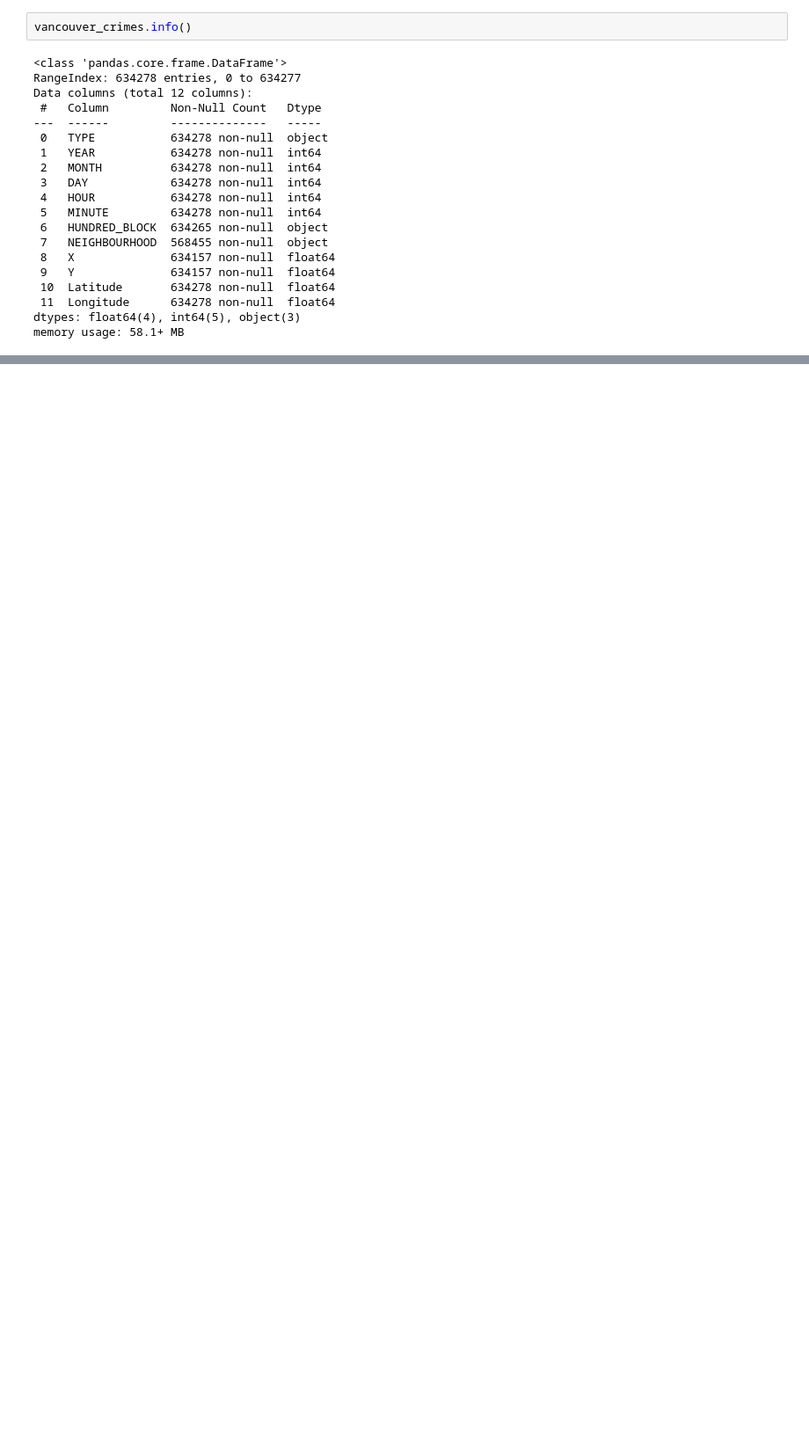
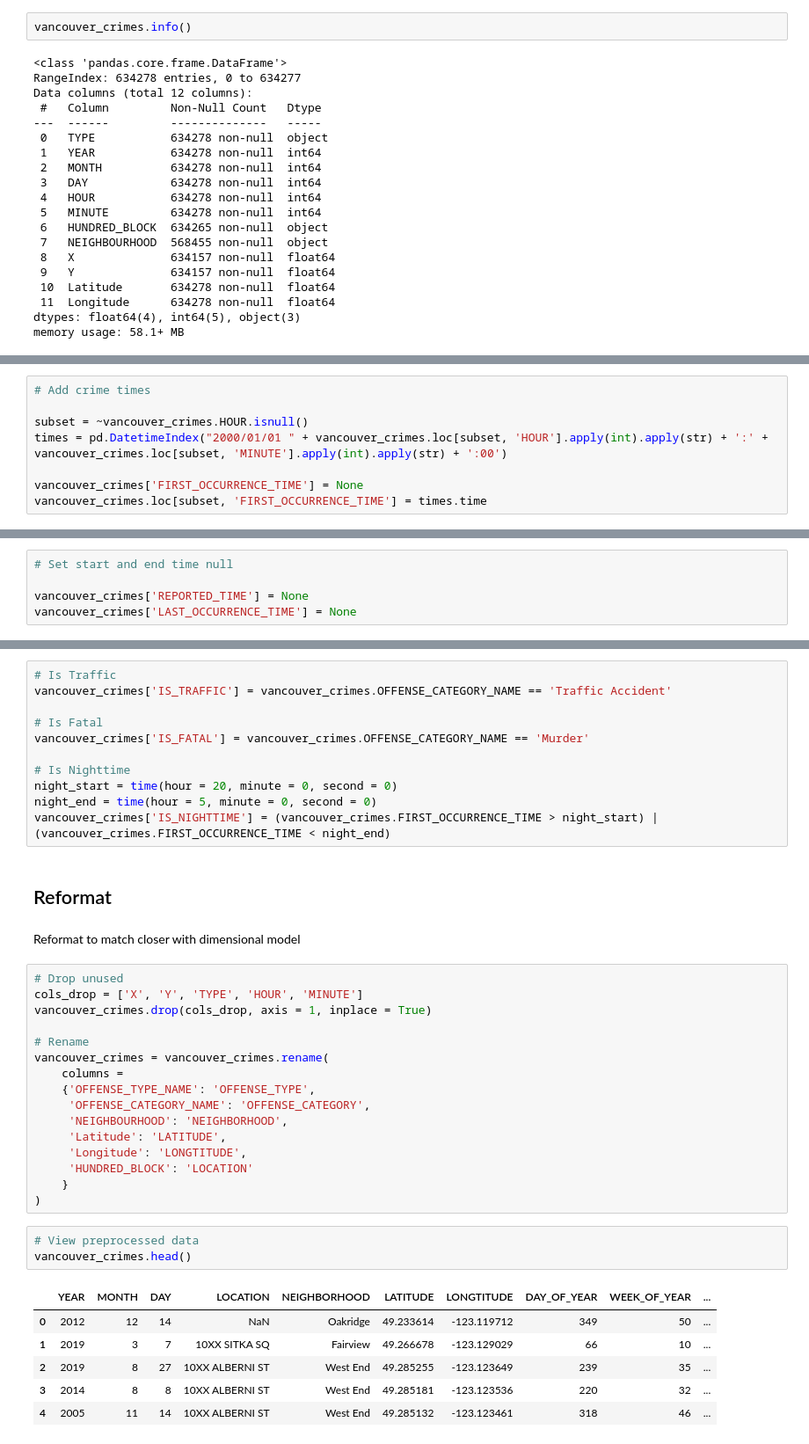
Before and after one commit to Quang-Vinh/Crime-Data-Mart, a Jupyter notebook: 2 - Data Staging/Crime Preprocessing.ipynb, the cells around one changed output, grey strips where cells are left out. Shown: that part at 88% size. Drawn from its saved outputs; the diff is of its cells as text; blank space fills up the shorter version.

Commit message:
Finished vancouver data preprocessing

```diff
--- a/2 - Data Staging/Crime Preprocessing.ipynb
+++ b/2 - Data Staging/Crime Preprocessing.ipynb
@@ -254,0 +396,8 @@ vancouver_crimes.query('HUNDRED_BLOCK == "OFFSET TO PROTECT PRIVACY"').describe(
+# %%
+# Add crime times
+
+subset = ~vancouver_crimes.HOUR.isnull()
+times = pd.DatetimeIndex("2000/01/01 " + vancouver_crimes.loc[subset, 'HOUR'].apply(int).apply(str) + ':' + vancouver_crimes.loc[subset, 'MINUTE'].apply(int).apply(str) + ':00')
+
+vancouver_crimes['FIRST_OCCURRENCE_TIME'] = None
+vancouver_crimes.loc[subset, 'FIRST_OCCURRENCE_TIME'] = times.time
@@ -254,0 +407,5 @@ vancouver_crimes.query('HUNDRED_BLOCK == "OFFSET TO PROTECT PRIVACY"').describe(
+# %%
+# Set start and end time null
+
+vancouver_crimes['REPORTED_TIME'] = None
+vancouver_crimes['LAST_OCCURRENCE_TIME'] = None
@@ -254,0 +455,41 @@ vancouver_crimes.query('HUNDRED_BLOCK == "OFFSET TO PROTECT PRIVACY"').describe(
+# %%
+# Is Traffic
+vancouver_crimes['IS_TRAFFIC'] = vancouver_crimes.OFFENSE_CATEGORY_NAME == 'Traffic Accident'
+
+# Is Fatal
+vancouver_crimes['IS_FATAL'] = vancouver_crimes.OFFENSE_CATEGORY_NAME == 'Murder'
+
+# Is Nighttime
+night_start = time(hour = 20, minute = 0, second = 0)
+night_end = time(hour = 5, minute = 0, second = 0)
+vancouver_crimes['IS_NIGHTTIME'] = (vancouver_crimes.FIRST_OCCURRENCE_TIME > night_start) | (vancouver_crimes.FIRST_OCCURRENCE_TIME < night_end)
+# %% [markdown]
+## Reformat
+# %% [markdown]
+Reformat to match closer with dimensional model
+# %%
+# Drop unused
+cols_drop = ['X', 'Y', 'TYPE', 'HOUR', 'MINUTE']
+vancouver_crimes.drop(cols_drop, axis = 1, inplace = True)
+
+# Rename
+vancouver_crimes = vancouver_crimes.rename(
+    columns =
+    {'OFFENSE_TYPE_NAME': 'OFFENSE_TYPE',
+     'OFFENSE_CATEGORY_NAME': 'OFFENSE_CATEGORY',
+     'NEIGHBOURHOOD': 'NEIGHBORHOOD',
+     'Latitude': 'LATITUDE',
+     'Longitude': 'LONGTITUDE',
+     'HUNDRED_BLOCK': 'LOCATION'
+    }
+)
+# %%
+# View preprocessed data
+vancouver_crimes.head()
+# %% [output]
+|  | YEAR | MONTH | DAY | LOCATION | NEIGHBORHOOD | LATITUDE | LONGTITUDE | DAY_OF_YEAR | WEEK_OF_YEAR | ... |
+| 0 | 2012 | 12 | 14 | NaN | Oakridge | 49.233614 | -123.119712 | 349 | 50 | ... |
+| 1 | 2019 | 3 | 7 | 10XX SITKA SQ | Fairview | 49.266678 | -123.129029 | 66 | 10 | ... |
+| 2 | 2019 | 8 | 27 | 10XX ALBERNI ST | West End | 49.285255 | -123.123649 | 239 | 35 | ... |
+| 3 | 2014 | 8 | 8 | 10XX ALBERNI ST | West End | 49.285181 | -123.123536 | 220 | 32 | ... |
+| 4 | 2005 | 11 | 14 | 10XX ALBERNI ST | West End | 49.285132 | -123.123461 | 318 | 46 | ... |
```
Also changed, not shown: parts of 54 cells of this notebook.
